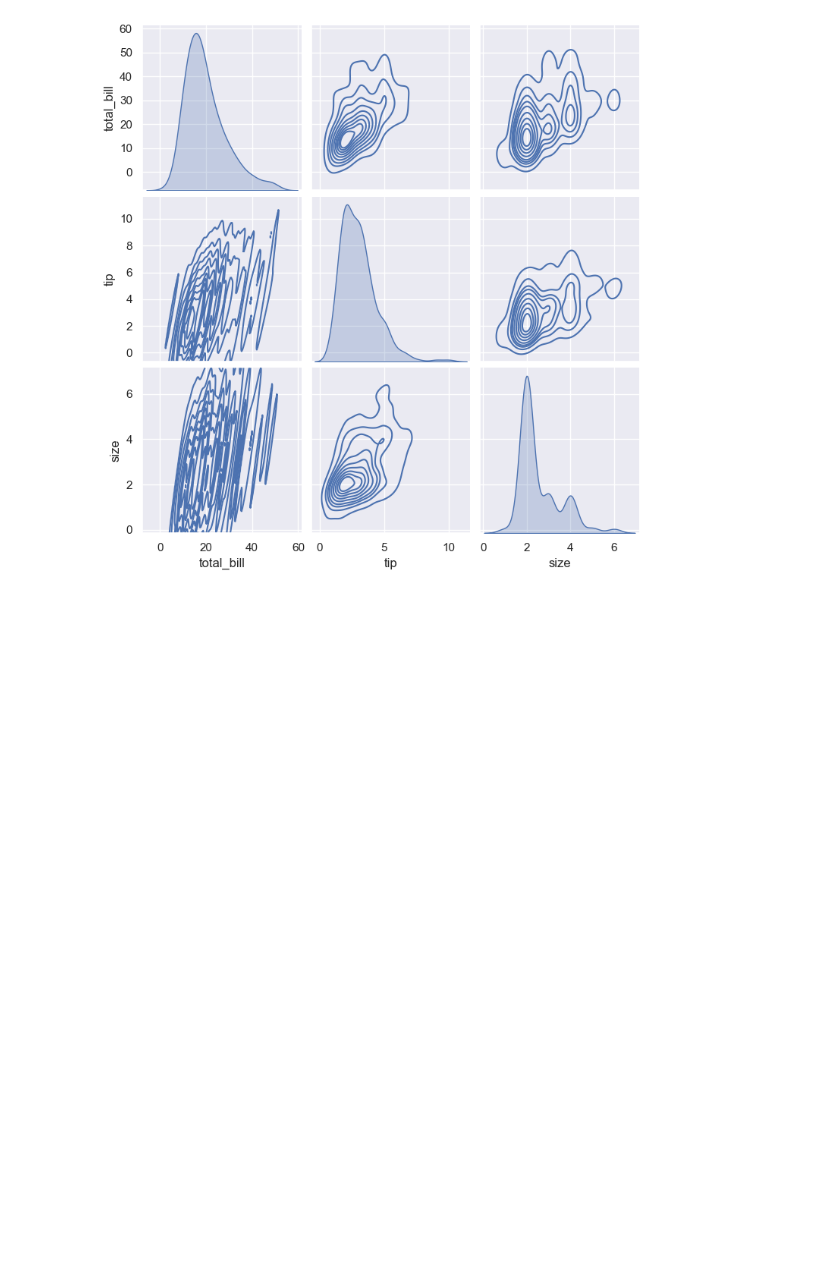
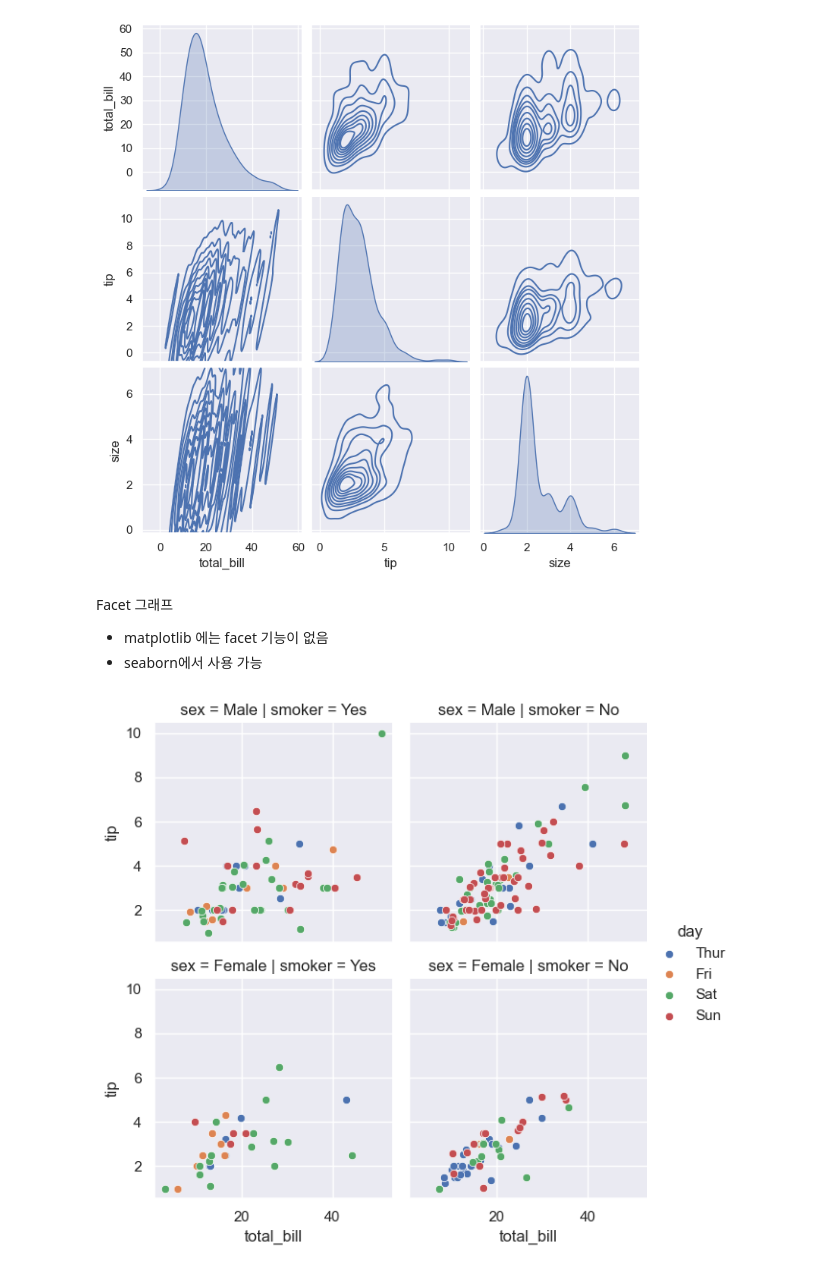
Before and after one commit to ppvid/Dataviz, a Jupyter notebook: 데이터 시각화/Seaborn.ipynb, the cells around one changed output. Saved outputs shown, nothing was run; the diff lists cells and outputs as text; code cells hidden in the pictures; blank space fills up the shorter version.

```diff
--- a/데이터 시각화/Seaborn.ipynb
+++ b/데이터 시각화/Seaborn.ipynb
@@ -163,3 +163,24 @@ kind="kde", # kde
 );
 # %% [output]
 [figure]
+# %% [markdown]
+Facet 그래프
+- matplotlib 에는 facet 기능이 없음
+- seaborn에서 사용 가능
+# %%
+sns.FacetGrid(
+data=tips, # 데이터프레임
+row="sex", #행은 sex 열을 기준으로 서브플롯 생성
+col="smoker", #열은 smoker 열을 기준으로 서브플롯 생성
+hue="day", #색상변경 기준 변수
+height=3, #각 서브플롯의 높이 설정
+aspect=1 # 서브플롯의 가로 세로 비율을 동일하게 설정
+).map_dataframe(
+    sns.scatterplot, # 서브플롯에 산점도 그리기
+    x='total_bill',
+    y='tip'
+).add_legend() #범례 보고 facet 사용했는지 axes로 그렸는지 확인 가능
+
+plt.show()
+# %% [output]
+[figure, added]
```
Also changed, not shown: parts of 7 cells of this notebook, 4 other files.
